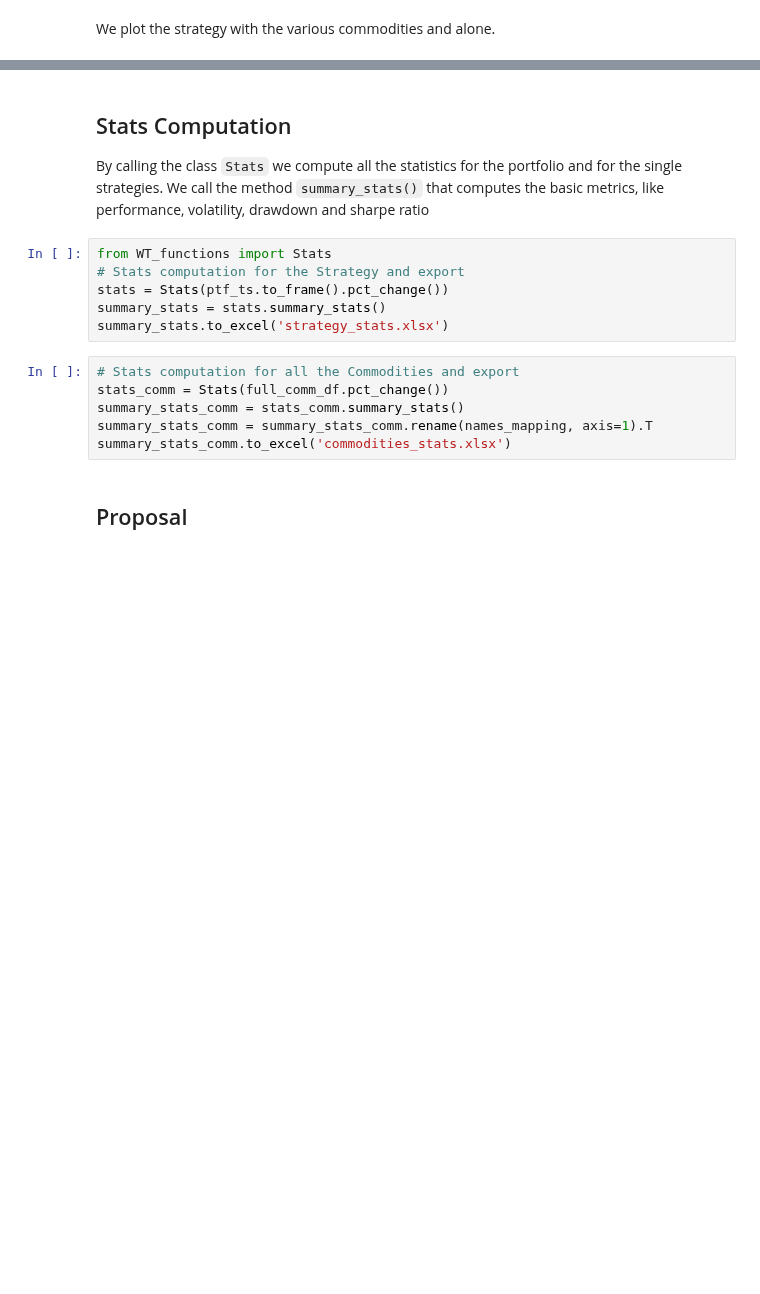
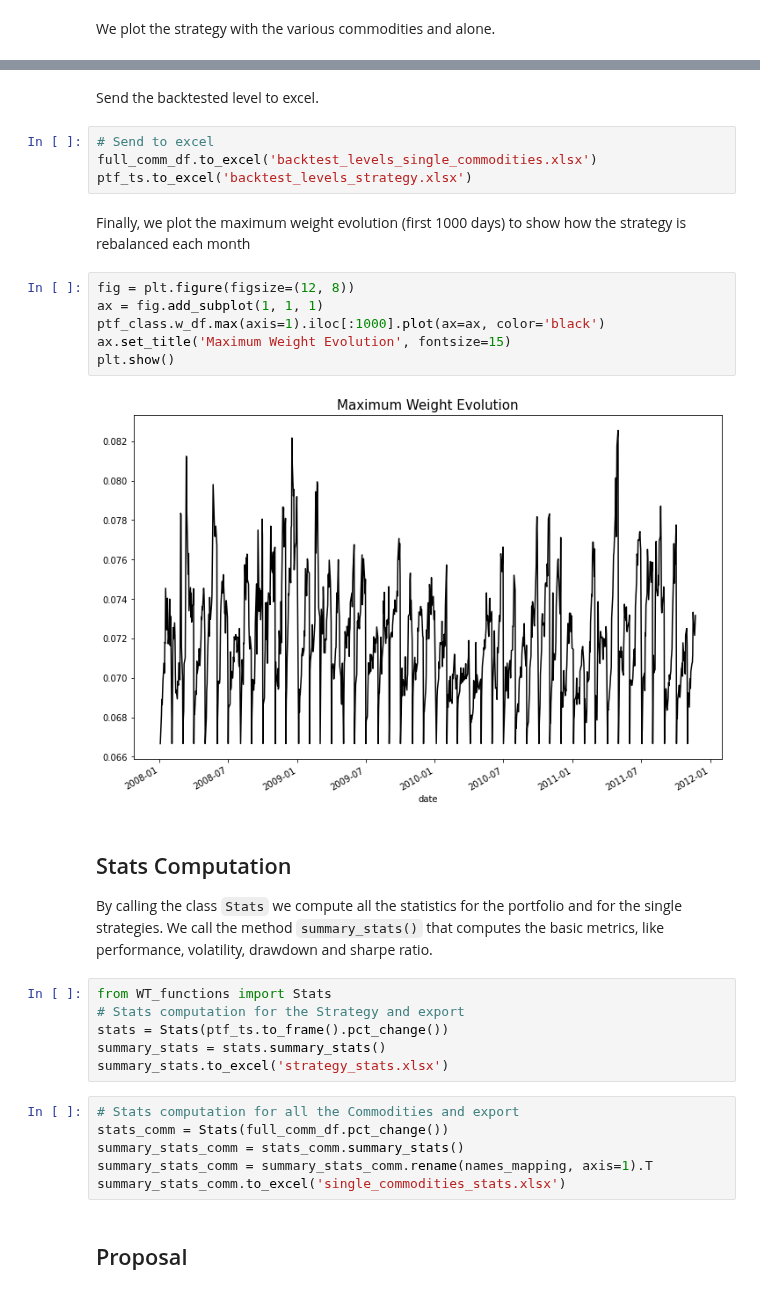
Before and after one commit to lucaberlanda/Magazzino, a Jupyter notebook: WisdomTreeAssignment.ipynb, the cells around one changed output, grey strips where cells are left out. Cells and saved outputs as stored; diff of their text form; blank space fills up the shorter version.

```diff
--- a/WisdomTreeAssignment.ipynb
+++ b/WisdomTreeAssignment.ipynb
@@ -346,7 +341,23 @@ plt.show()
+# %% [markdown]
+Send the backtested level to excel.
+# %%
+# Send to excel
+full_comm_df.to_excel('backtest_levels_single_commodities.xlsx')
+ptf_ts.to_excel('backtest_levels_strategy.xlsx')
+# %% [markdown]
+Finally, we plot the maximum weight evolution (first 1000 days) to show how the strategy is rebalanced each month
+# %%
+fig = plt.figure(figsize=(12, 8))
+ax = fig.add_subplot(1, 1, 1)
+ptf_class.w_df.max(axis=1).iloc[:1000].plot(ax=ax, color='black')
+ax.set_title('Maximum Weight Evolution', fontsize=15)
+plt.show()
+# %% [output]
+[figure, added]
 # %% [markdown]
 ## Stats Computation
 
-By calling the class `Stats` we compute all the statistics for the portfolio and for the single strategies. We call the method `summary_stats()` that computes the basic metrics, like performance, volatility, drawdown and sharpe ratio
+By calling the class `Stats` we compute all the statistics for the portfolio and for the single strategies. We call the method `summary_stats()` that computes the basic metrics, like performance, volatility, drawdown and sharpe ratio.
 # %%
 from WT_functions import Stats
 # Stats computation for the Strategy and export
@@ -358,7 +369,7 @@ summary_stats.to_excel('strategy_stats.xlsx')
 stats_comm = Stats(full_comm_df.pct_change())
 summary_stats_comm = stats_comm.summary_stats()
 summary_stats_comm = summary_stats_comm.rename(names_mapping, axis=1).T
-summary_stats_comm.to_excel('commodities_stats.xlsx')
+summary_stats_comm.to_excel('single_commodities_stats.xlsx')
 # %% [markdown]
 ## Proposal
 # %% [markdown]
```
Also changed, not shown: parts of 12 cells of this notebook, 2 other files.
